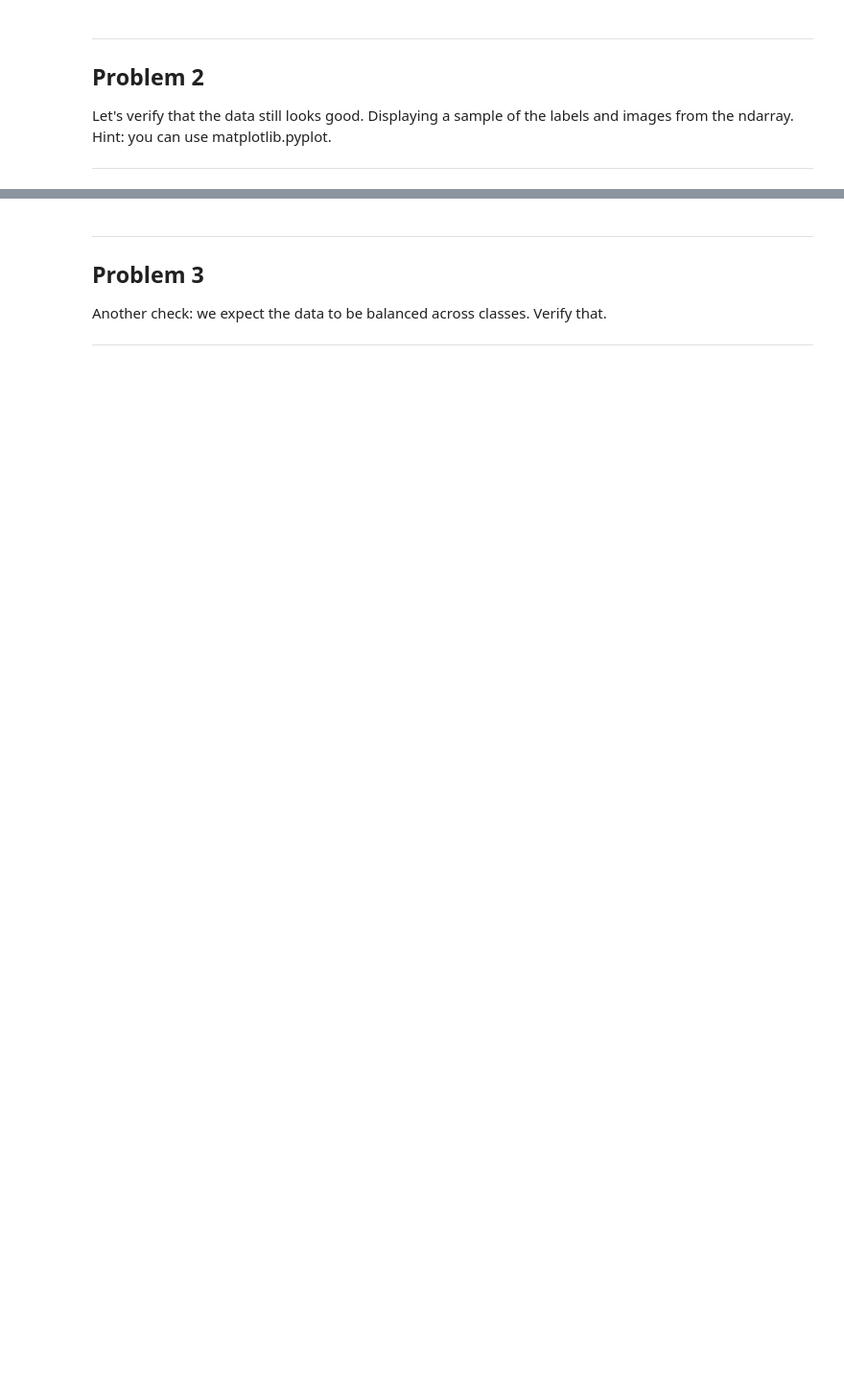
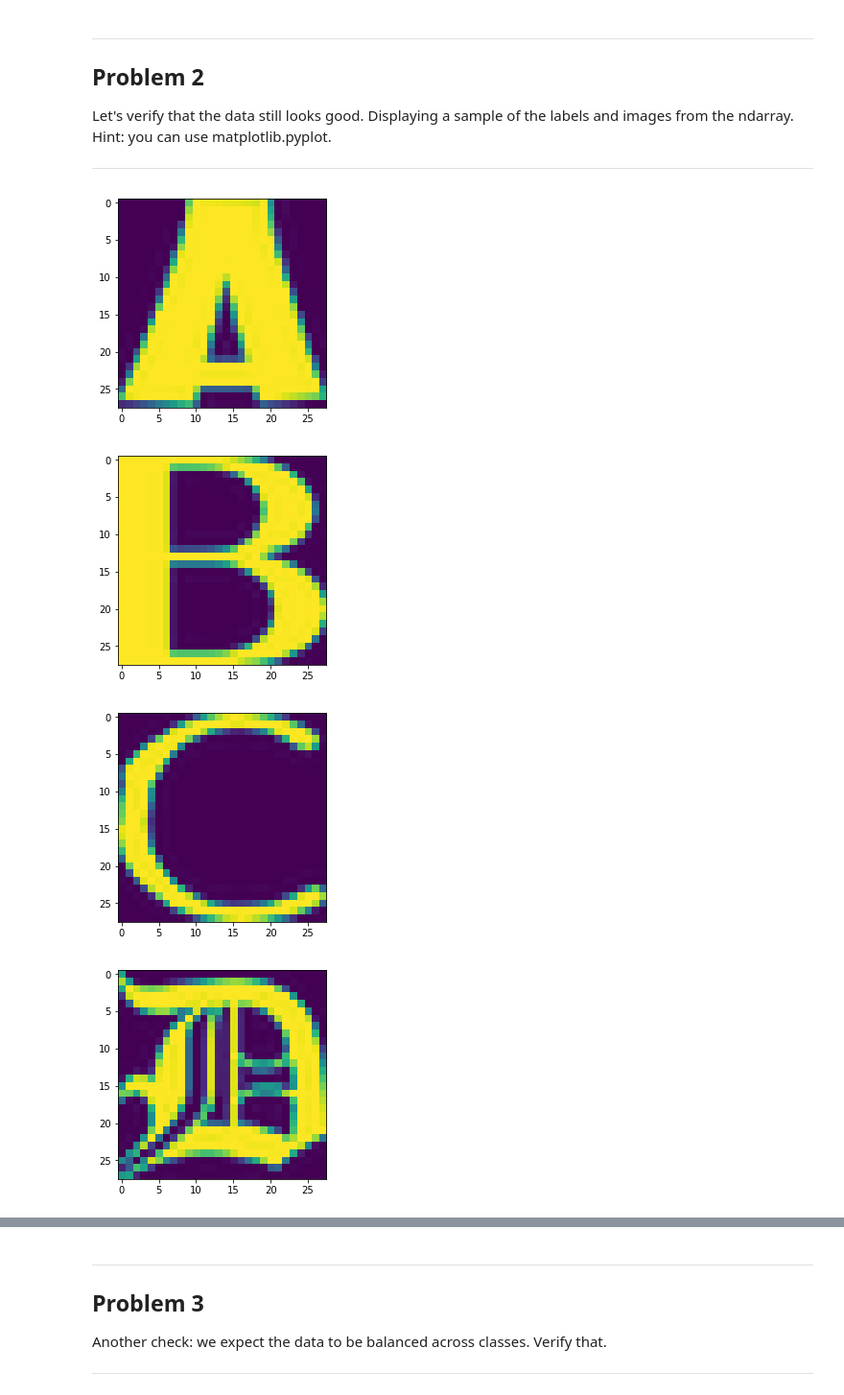
Before and after one commit to PadmarajBhat/Deep-Learning-Introduction, a Jupyter notebook: 1_notmnist.ipynb, the cells around one changed output, grey strips where cells are left out. Shown at 96% size. Cells and saved outputs as stored; diff of their text form; code cells hidden in the pictures; blank space fills up the shorter version.

Commit message:
assignment-1: np array dsiplay and imbalance check
- use matplotlib to display the array loaded from pickle and
- check if the classes are heavily imbalanced

```diff
--- a/1_notmnist.ipynb
+++ b/1_notmnist.ipynb
@@ -275,3 +275,22 @@ Problem 2
 Let's verify that the data still looks good. Displaying a sample of the labels and images from the ndarray. Hint: you can use matplotlib.pyplot.
 
 ---
+# %%
+shape_array=[]
+
+folder_path = r'C:\Users\padmaraj.bhat\OneDrive - Accenture\Git\GitHub\Deep Learning\notMNIST_large\\'
+from six.moves import cPickle as pickle
+for file in ['A','B','C','D','E','F','G','H','I','J']:
+    with open(folder_path+file+'.pickle','rb') as fp:
+        np_arr = pickle.load(fp)
+        #print(np_arr.shape)
+        random_image_array = np_arr[np.random.randint(np_arr.shape[0])]
+        #print(random_image_array.shape)
+        shape_array.append(np_arr.shape[0])
+        plt.imshow(random_image_array)
+        plt.show()
+# %% [output]
+[figure, added]
+[figure, added]
+[figure, added]
+[figure, added]
```
Also changed, not shown: parts of 3 cells of this notebook.
